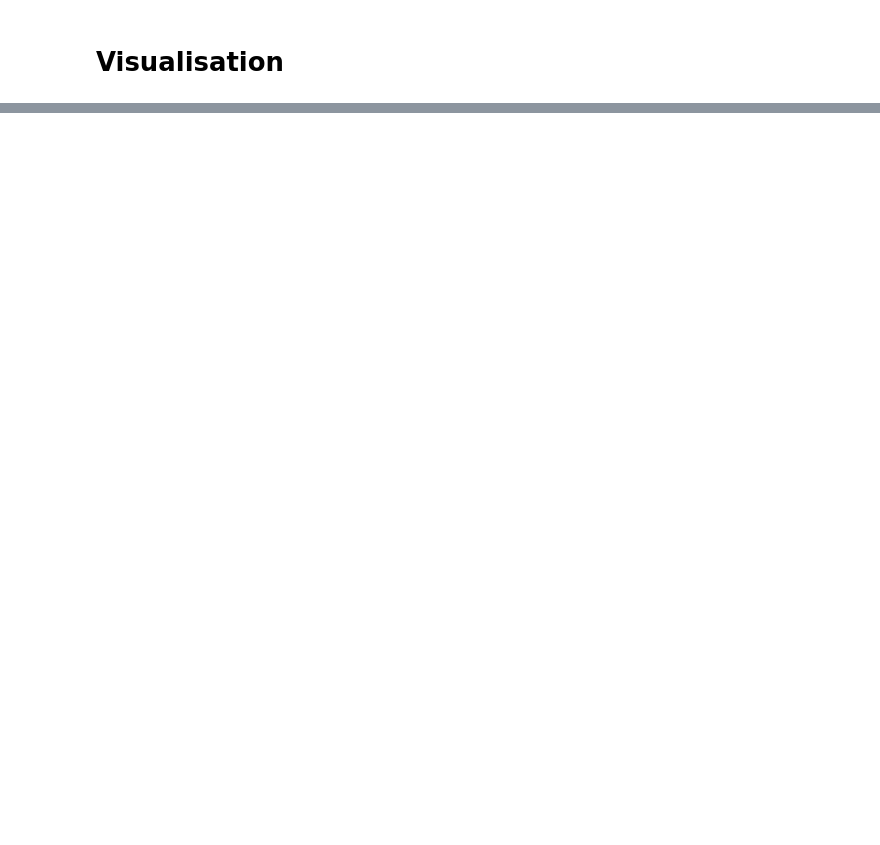
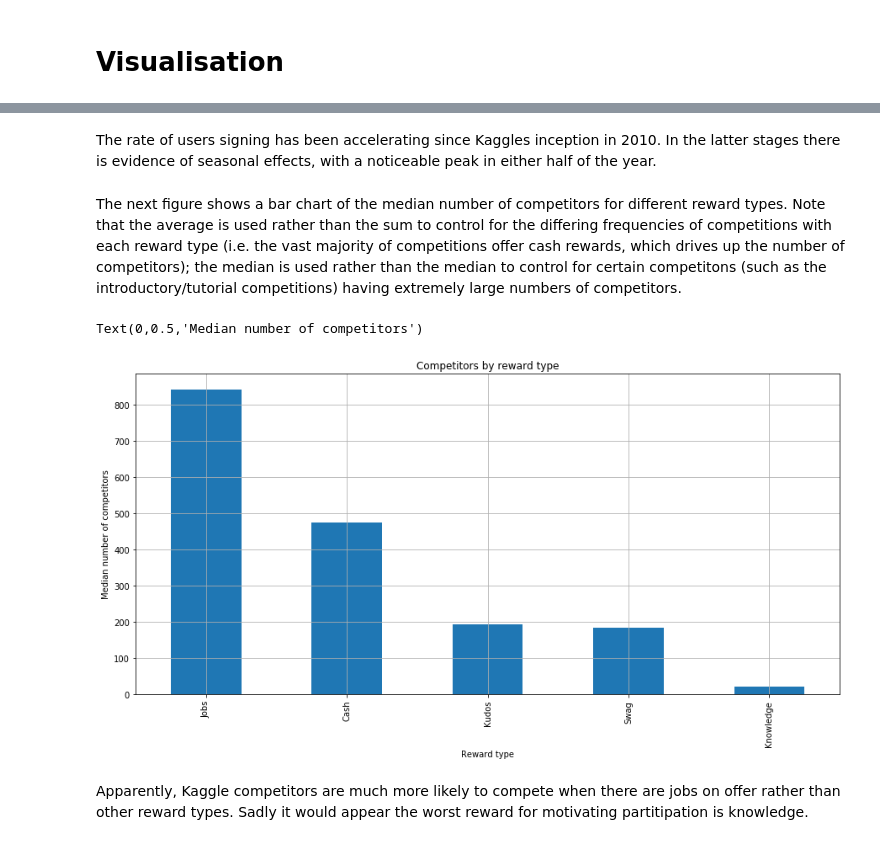
Before and after one commit to Ahhj/dashboarding-with-notebooks-kaggle, a Jupyter notebook: day-1/day-1.ipynb, the cells around one changed output, grey strips where cells are left out. Saved outputs shown, nothing was run; the diff lists cells and outputs as text; code cells hidden in the pictures; blank space fills up the shorter version.

```diff
--- a/day-1/day-1.ipynb
+++ b/day-1/day-1.ipynb
@@ -19,0 +61,6 @@ import pandas as pd
+# %%
+# Load submissions data (takes a little while).
+competitions = pd.read_csv(path_to_data / 'Competitions.csv',
+                           parse_dates=['EnabledDate', 'DeadlineDate', 'ProhibitNewEntrantsDeadlineDate'],
+                           dayfirst=False)
+competitions.head()
@@ -25,0 +91,21 @@ import seaborn  # Make plotting better.
+# %% [markdown]
+The rate of users signing has been accelerating since Kaggles inception in 2010. In the latter stages there is evidence of seasonal effects, with a noticeable peak in either half of the year.
+# %% [markdown]
+The next figure shows a bar chart of the median number of competitors for different reward types. Note that the average is used rather than the sum to control for the differing frequencies of competitions with each reward type (i.e. the vast majority of competitions offer cash rewards, which drives up the number of competitors); the median is used rather than the median to control for certain competitons (such as the introductory/tutorial competitions) having extremely large numbers of competitors.
+# %%
+# Replace USD & EUR --> Cash.
+competitions.replace(['USD', 'EUR'], 'Cash', inplace=True)
+
+# Median number of competitors for each reward type.
+rewardtype_vs_competitors = competitions.groupby('RewardType').agg({'TotalCompetitors': 'median'})
+rewardtype_vs_competitors.sort_values(by='TotalCompetitors', ascending=False, inplace=True)
+
+ax = rewardtype_vs_competitors.plot(title='Competitors by reward type',
+                                    figsize=(15, 7), grid=True, legend=False, kind='bar')
+ax.set_xlabel('Reward type')
+ax.set_ylabel('Median number of competitors')
+# %% [output]
+Text(0,0.5,'Median number of competitors')
+[figure, added]
+# %% [markdown]
+Apparently, Kaggle competitors are much more likely to compete when there are jobs on offer rather than other reward types. Sadly it would appear the worst reward for motivating partitipation is knowledge.
```
Also changed, not shown: parts of 12 cells of this notebook.
